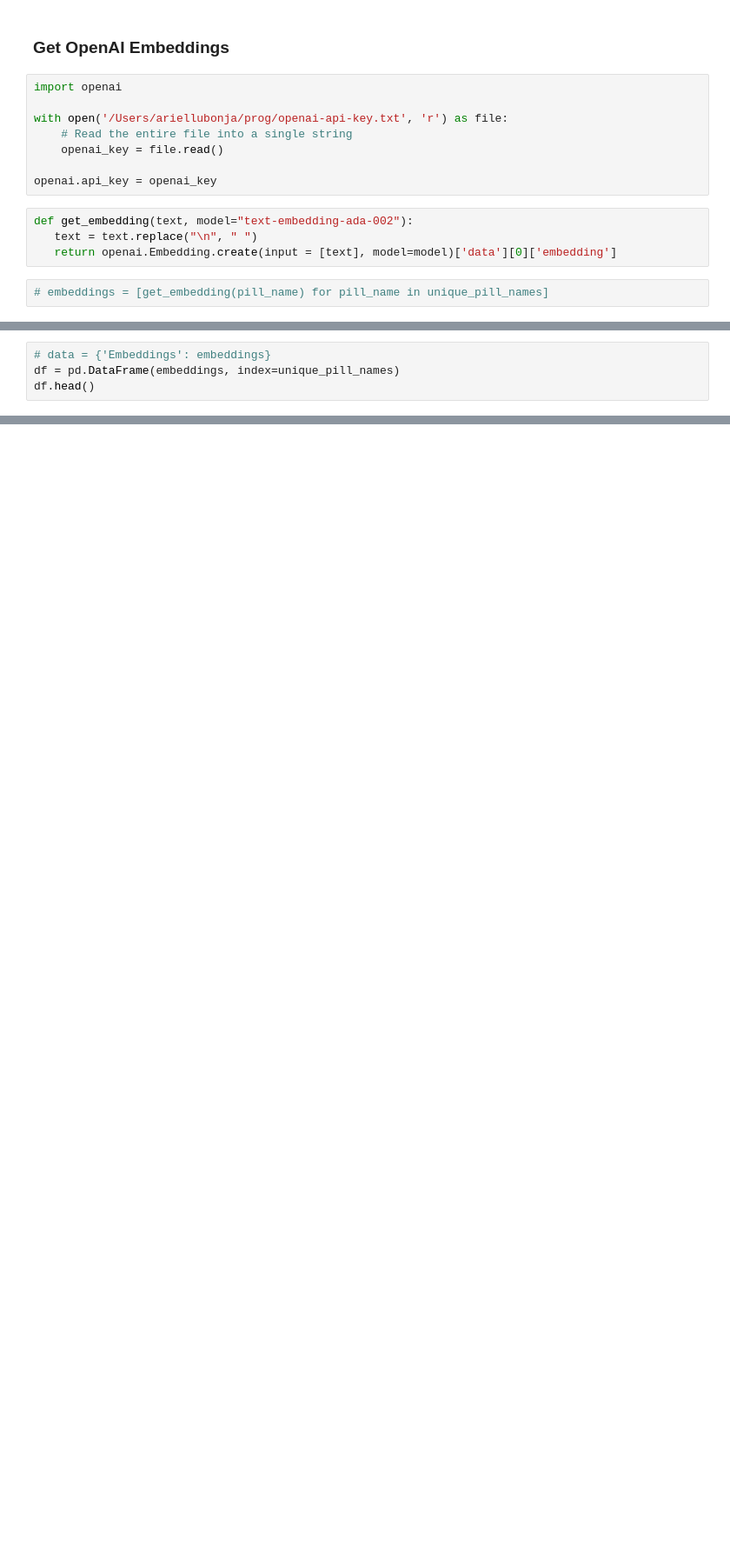
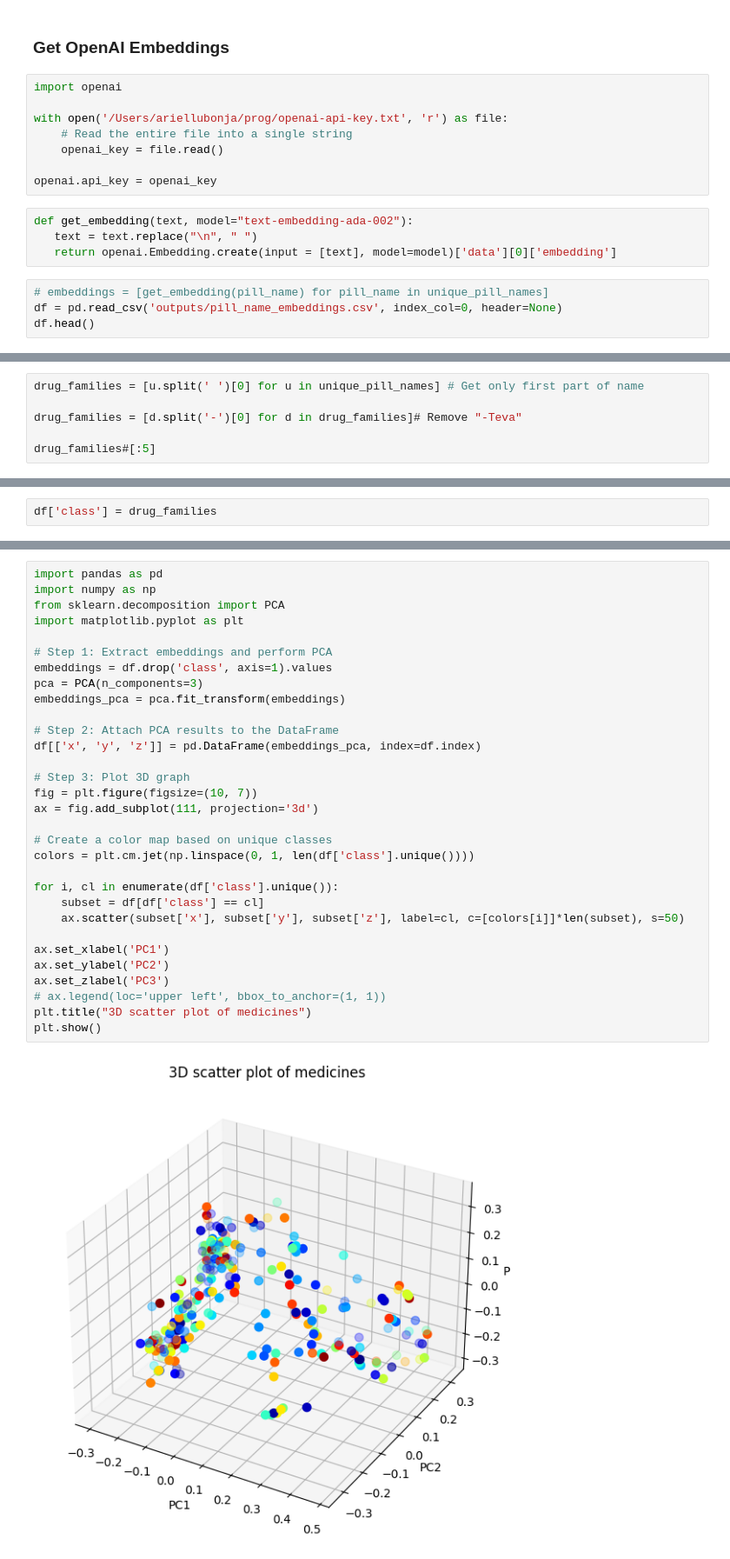
Before and after one commit to ariellubonja/hierarchical-time-series, a Jupyter notebook: openai-embeddings.ipynb, the cells around one changed output, grey strips where cells are left out. Shown at 87% size. Cells and saved outputs as stored; diff of their text form; blank space fills up the shorter version.

Commit message:
Plot Embeddings in 3D interactive

```diff
--- a/openai-embeddings.ipynb
+++ b/openai-embeddings.ipynb
@@ -80,3 +80,5 @@ def get_embedding(text, model="text-embedding-ada-002"):
    return openai.Embedding.create(input = [text], model=model)['data'][0]['embedding']
 # %%
 # embeddings = [get_embedding(pill_name) for pill_name in unique_pill_names]
+df = pd.read_csv('outputs/pill_name_embeddings.csv', index_col=0, header=None)
+df.head()
@@ -89,4 +93,0 @@ embeddings = np.array(embeddings)
-# %%
-# data = {'Embeddings': embeddings}
-df = pd.DataFrame(embeddings, index=unique_pill_names)
-df.head()
@@ -104,0 +100,6 @@ df.to_csv('outputs/pill_name_embeddings.csv')
+# %%
+drug_families = [u.split(' ')[0] for u in unique_pill_names] # Get only first part of name
+
+drug_families = [d.split('-')[0] for d in drug_families]# Remove "-Teva"
+
+drug_families#[:5]
@@ -104,0 +132,2 @@ df.to_csv('outputs/pill_name_embeddings.csv')
+# %%
+df['class'] = drug_families
@@ -104,0 +138,33 @@ df.to_csv('outputs/pill_name_embeddings.csv')
+# %%
+import pandas as pd
+import numpy as np
+from sklearn.decomposition import PCA
+import matplotlib.pyplot as plt
+
+# Step 1: Extract embeddings and perform PCA
+embeddings = df.drop('class', axis=1).values
+pca = PCA(n_components=3)
+embeddings_pca = pca.fit_transform(embeddings)
+
+# Step 2: Attach PCA results to the DataFrame
+df[['x', 'y', 'z']] = pd.DataFrame(embeddings_pca, index=df.index)
+
+# Step 3: Plot 3D graph
+fig = plt.figure(figsize=(10, 7))
+ax = fig.add_subplot(111, projection='3d')
+
+# Create a color map based on unique classes
+colors = plt.cm.jet(np.linspace(0, 1, len(df['class'].unique())))
+
+for i, cl in enumerate(df['class'].unique()):
+    subset = df[df['class'] == cl]
+    ax.scatter(subset['x'], subset['y'], subset['z'], label=cl, c=[colors[i]]*len(subset), s=50)
+
+ax.set_xlabel('PC1')
+ax.set_ylabel('PC2')
+ax.set_zlabel('PC3')
+# ax.legend(loc='upper left', bbox_to_anchor=(1, 1))
+plt.title("3D scatter plot of medicines")
+plt.show()
+# %% [output]
+[figure, added]
```
Also changed, not shown: parts of 12 cells of this notebook, 1 other file.
